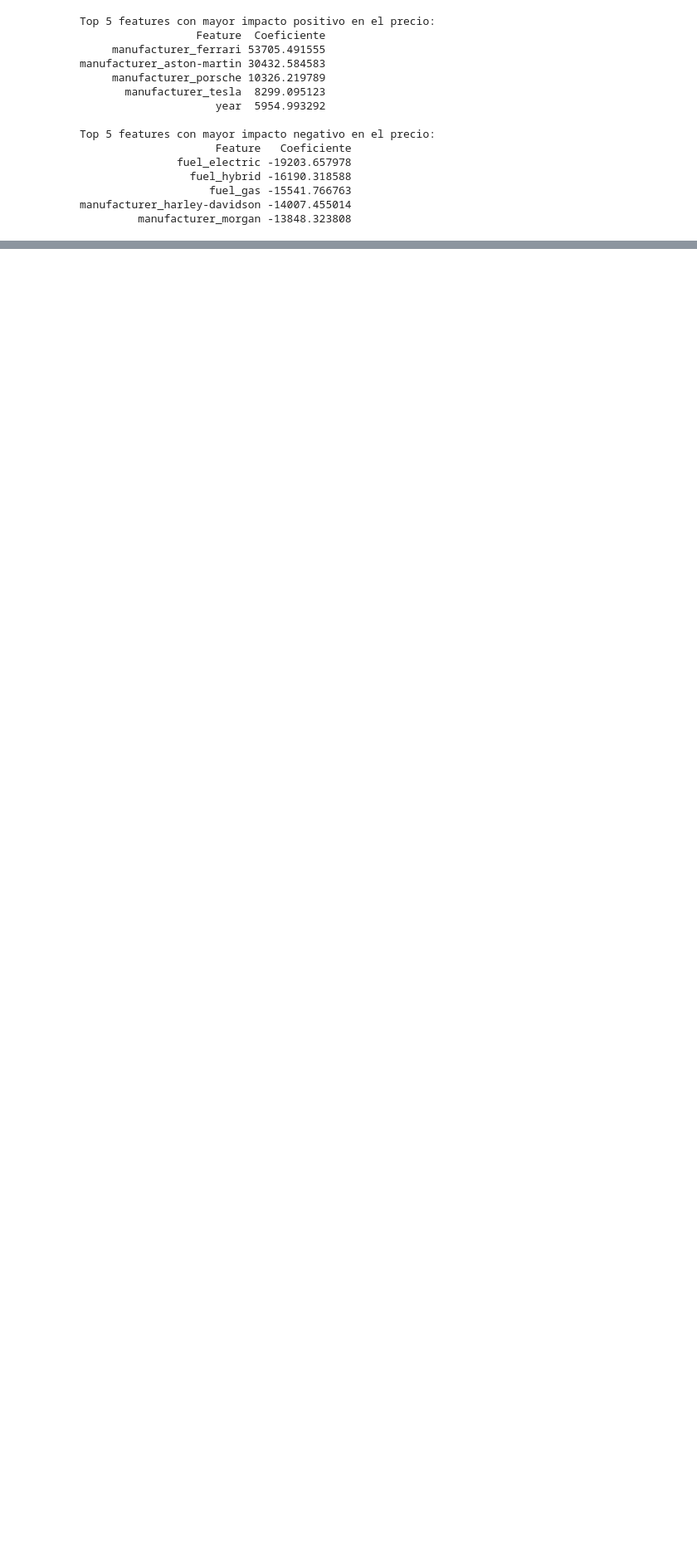
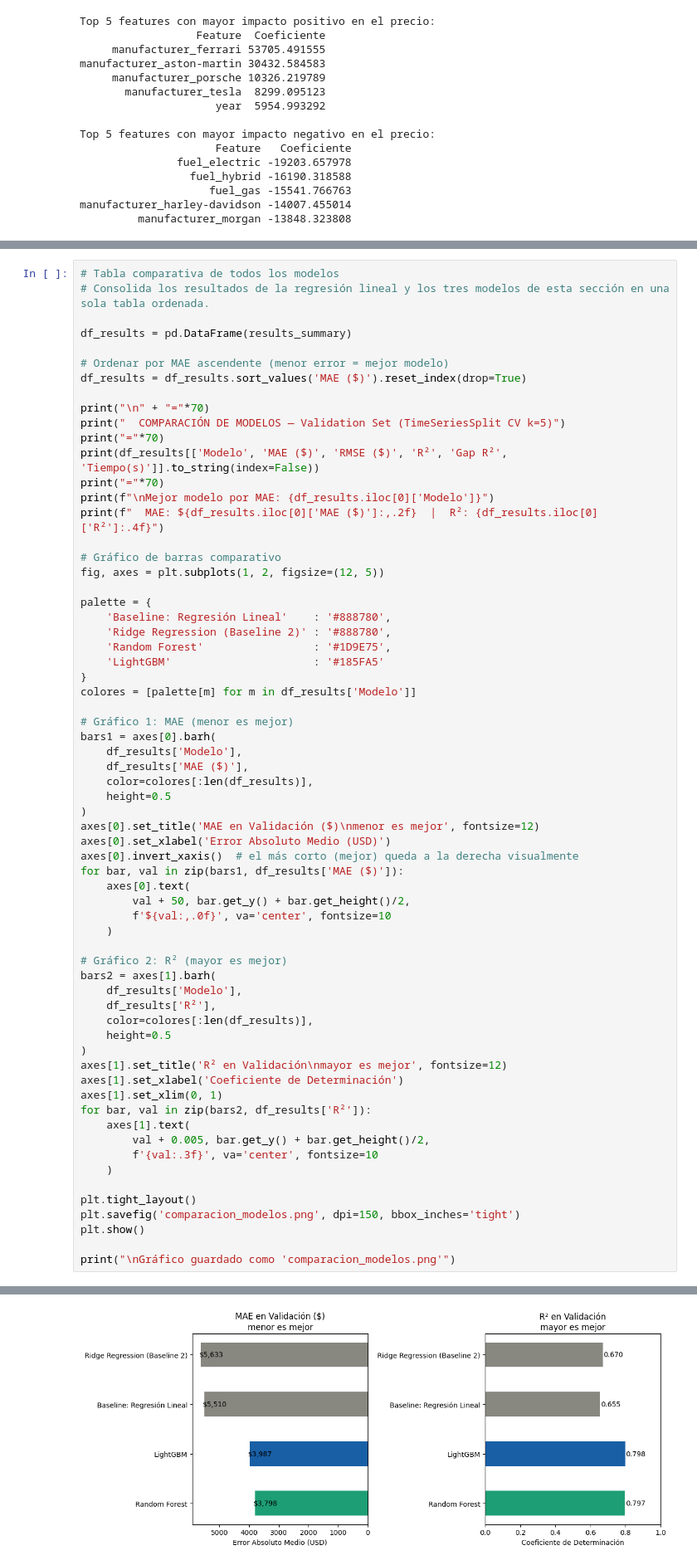
Before and after one commit to Mary-Paz-AN/PY_IA, a Jupyter notebook: SegundaEtapa/segundaEtapa.ipynb, the cells around one changed output, grey strips where cells are left out. Shown at 83% size. Cells and saved outputs as stored; diff of their text form; blank space fills up the shorter version.

```diff
--- a/SegundaEtapa/segundaEtapa.ipynb
+++ b/SegundaEtapa/segundaEtapa.ipynb
@@ -552,0 +857,66 @@ manufacturer_harley-davidson -14007.455014
+# %%
+# Tabla comparativa de todos los modelos
+# Consolida los resultados de la regresión lineal y los tres modelos de esta sección en una sola tabla ordenada.
+
+df_results = pd.DataFrame(results_summary)
+
+# Ordenar por MAE ascendente (menor error = mejor modelo)
+df_results = df_results.sort_values('MAE ($)').reset_index(drop=True)
+
+print("\n" + "="*70)
+print("  COMPARACIÓN DE MODELOS — Validation Set (TimeSeriesSplit CV k=5)")
+print("="*70)
+print(df_results[['Modelo', 'MAE ($)', 'RMSE ($)', 'R²', 'Gap R²', 'Tiempo(s)']].to_string(index=False))
+print("="*70)
+print(f"\nMejor modelo por MAE: {df_results.iloc[0]['Modelo']}")
+print(f"  MAE: ${df_results.iloc[0]['MAE ($)']:,.2f}  |  R²: {df_results.iloc[0]['R²']:.4f}")
+
+# Gráfico de barras comparativo
+fig, axes = plt.subplots(1, 2, figsize=(12, 5))
+
+palette = {
+    'Baseline: Regresión Lineal'    : '#888780',
+    'Ridge Regression (Baseline 2)' : '#888780',
+    'Random Forest'                 : '#1D9E75',
+    'LightGBM'                      : '#185FA5'
+}
+colores = [palette[m] for m in df_results['Modelo']]
+
+# Gráfico 1: MAE (menor es mejor)
+bars1 = axes[0].barh(
+    df_results['Modelo'],
+    df_results['MAE ($)'],
+    color=colores[:len(df_results)],
+    height=0.5
+)
+axes[0].set_title('MAE en Validación ($)\nmenor es mejor', fontsize=12)
+axes[0].set_xlabel('Error Absoluto Medio (USD)')
+axes[0].invert_xaxis()  # el más corto (mejor) queda a la derecha visualmente
+for bar, val in zip(bars1, df_results['MAE ($)']):
+    axes[0].text(
+        val + 50, bar.get_y() + bar.get_height()/2,
+        f'${val:,.0f}', va='center', fontsize=10
+    )
+
+# Gráfico 2: R² (mayor es mejor)
+bars2 = axes[1].barh(
+    df_results['Modelo'],
+    df_results['R²'],
+    color=colores[:len(df_results)],
+    height=0.5
+)
+axes[1].set_title('R² en Validación\nmayor es mejor', fontsize=12)
+axes[1].set_xlabel('Coeficiente de Determinación')
+axes[1].set_xlim(0, 1)
+for bar, val in zip(bars2, df_results['R²']):
+    axes[1].text(
+        val + 0.005, bar.get_y() + bar.get_height()/2,
+        f'{val:.3f}', va='center', fontsize=10
+    )
+
+plt.tight_layout()
+plt.savefig('comparacion_modelos.png', dpi=150, bbox_inches='tight')
+plt.show()
+
+print("\nGráfico guardado como 'comparacion_modelos.png'")
+# %% [output]
@@ -552,0 +935 @@ manufacturer_harley-davidson -14007.455014
+[figure, added]
```
Also changed, not shown: parts of 11 cells of this notebook, 5 other files.
